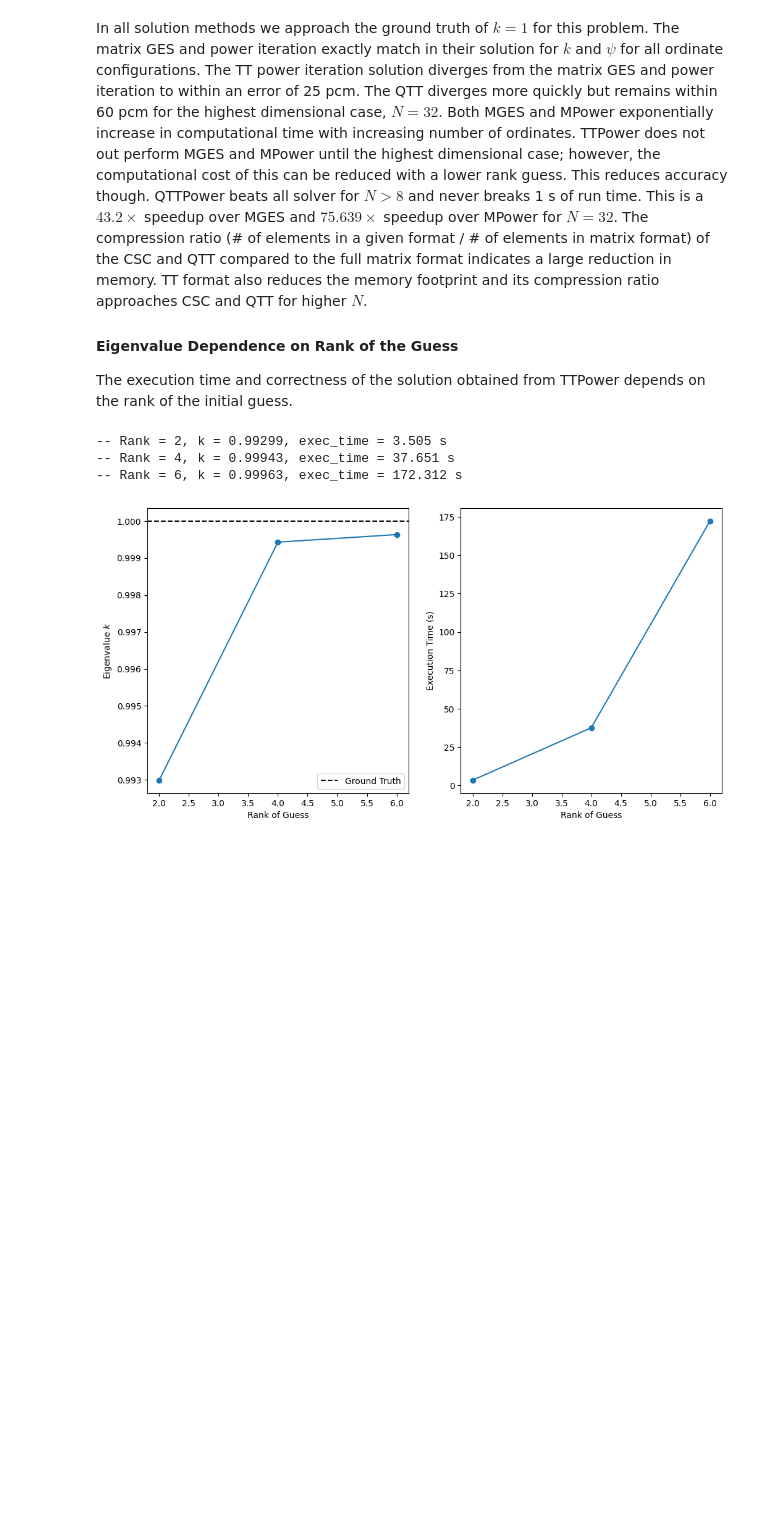
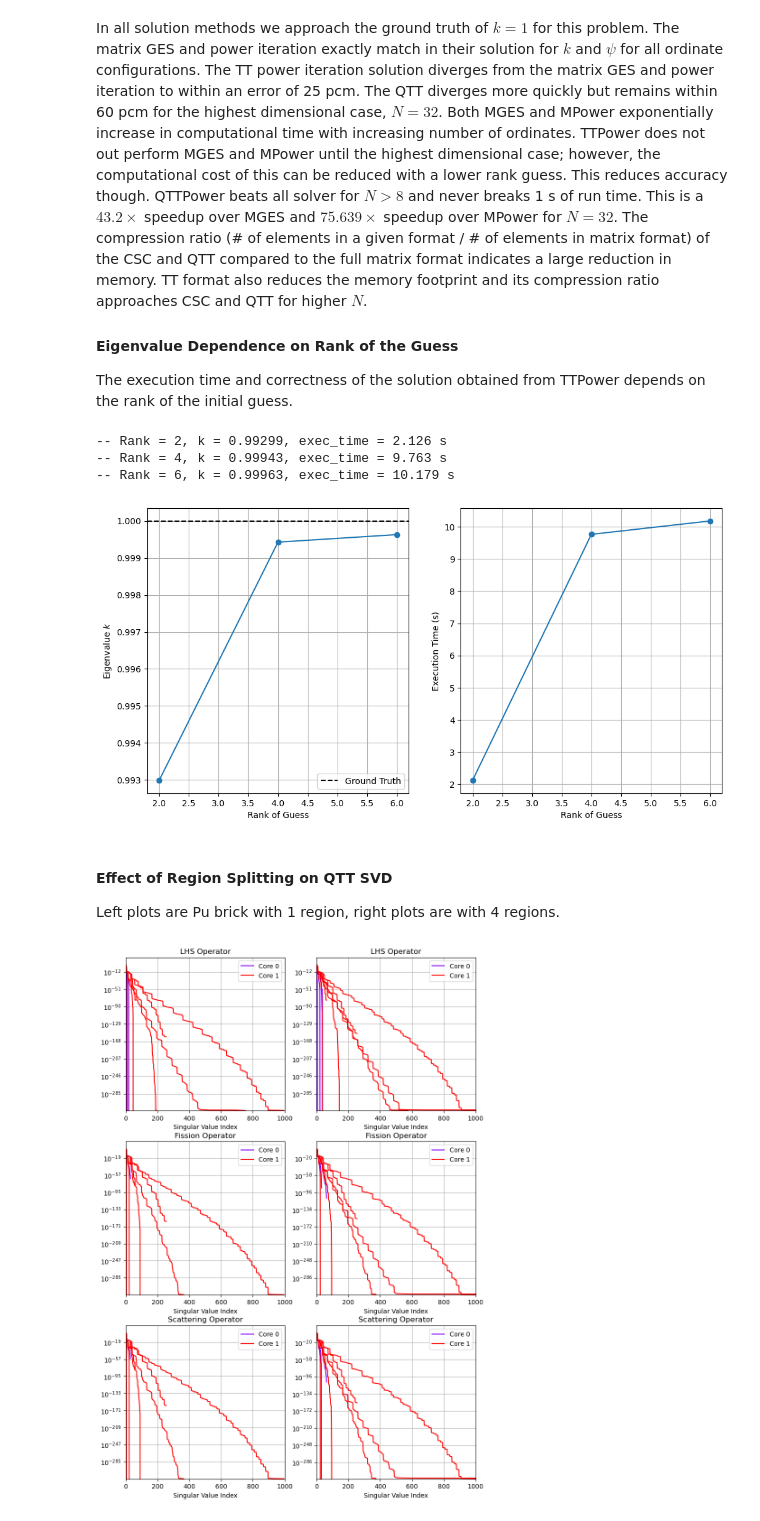
Before and after one commit to myerspat/tt_nte, a Jupyter notebook: pu1d.ipynb, the cells around one changed output. Cells and saved outputs as stored; diff of their text form; code cells hidden in the pictures; blank space fills up the shorter version.

```diff
--- a/pu1d.ipynb
+++ b/pu1d.ipynb
@@ -432,7 +415,7 @@ for rank in ranks:
 
     # Run and time solver
     start = time.time()
-    k, _ = SN.solve_TT_power(rank=rank)
+    k, _ = SN.solve_TT_power(ranks=rank)
     stop = time.time()
 
     ks.append(k)
@@ -450,7 +433,35 @@ axs[0].legend()
 
 plt.show()
 # %% [output]
--- Rank = 2, k = 0.99299, exec_time = 3.505 s
--- Rank = 4, k = 0.99943, exec_time = 37.651 s
--- Rank = 6, k = 0.99963, exec_time = 172.312 s
+-- Rank = 2, k = 0.99299, exec_time = 2.126 s
+-- Rank = 4, k = 0.99943, exec_time = 9.763 s
+-- Rank = 6, k = 0.99963, exec_time = 10.179 s
-[figure, old version]
+[figure, new version]
+# %% [markdown]
+#### Effect of Region Splitting on QTT SVD
+
+Left plots are Pu brick with 1 region, right plots are with 4 regions.
+# %%
+# Get problem specific XSs and geometry
+xs_server, geometry = problems.pu_brick_multi_region(1024, 1)
+
+# Initialize SN solver
+SN = DiscreteOrdinates(
+    xs_server=xs_server,
+    geometry=geometry,
+    num_ordinates=32,
+    tt_fmt="tt",
+)
+
+fig, axs = plt.subplots(3, 2, figsize=(10, 15))
+plotting.plot_qtt_svd(SN, axs=axs[:, 0])
+
+# Increase problem to 4 regions
+xs_server, geometry = problems.pu_brick_multi_region(1024, 4)
+SN.update_settings(xs_server=xs_server, geometry=geometry)
+plotting.plot_qtt_svd(SN, axs=axs[:, 1])
+
+plt.setp(axs, xlim=[0, 1000])
+plt.show()
+# %% [output]
+[figure, added]
```
Also changed, not shown: parts of 10 cells of this notebook, 5 other files.
